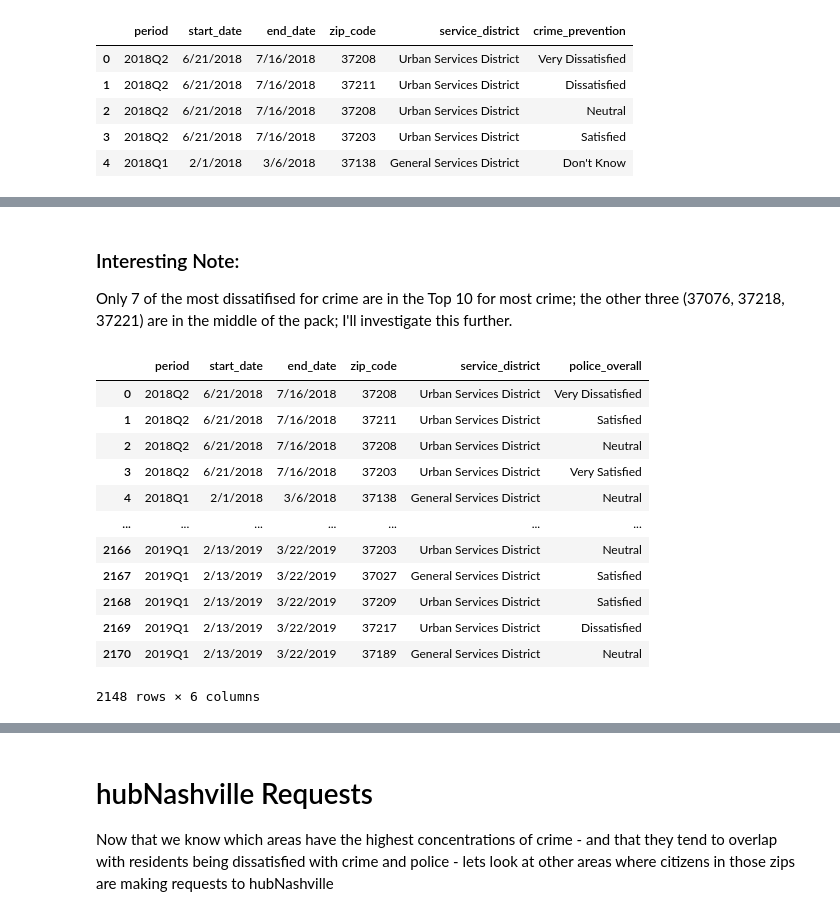
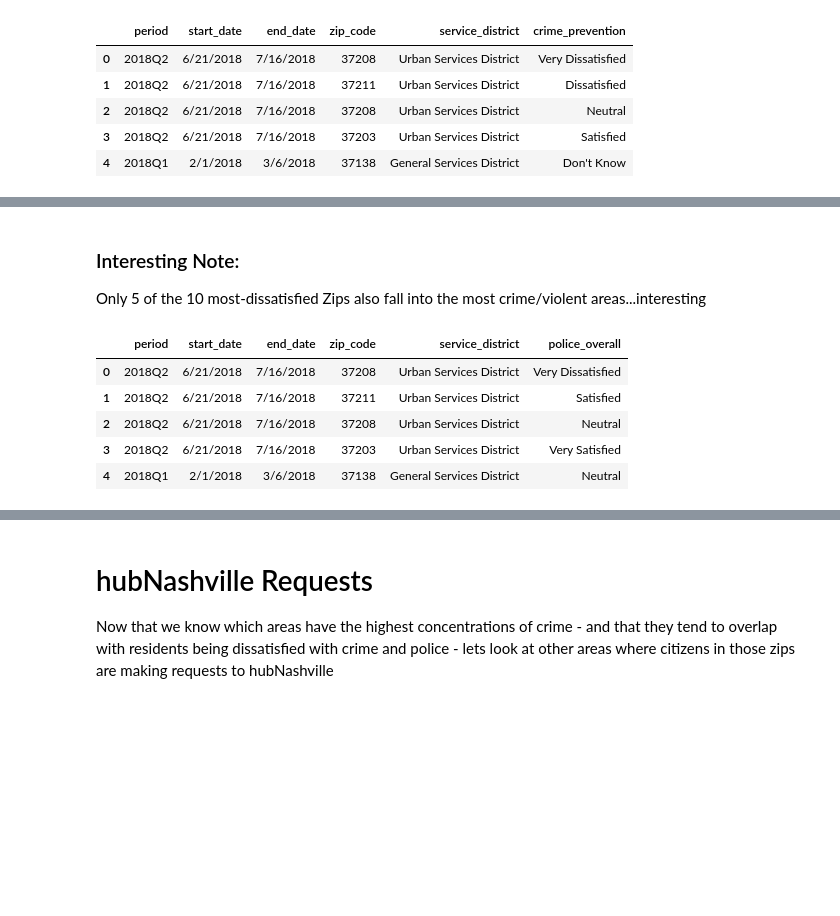
Before and after one commit to edwardbrown750/nss_da9_Capstone, a Jupyter notebook: notebook/ed_brown_da9_capstone_analysis_notebook.ipynb, the cells around one changed output, grey strips where cells are left out. Saved outputs shown, nothing was run; the diff lists cells and outputs as text; code cells hidden in the pictures; blank space fills up the shorter version.

Commit message:
Done with EDA/Narrative touchpoints; moving into visulaization and presentation.

```diff
--- a/notebook/ed_brown_da9_capstone_analysis_notebook.ipynb
+++ b/notebook/ed_brown_da9_capstone_analysis_notebook.ipynb
@@ -5,9 +5,6 @@ import matplotlib.pyplot as plt
 import seaborn as sns
 from sqlalchemy import create_engine, text
 import psycopg2
-# %%
-pd.set_option('display.max_columns', None)
-pd.set_option('display.max_rows', None)
 # %% [markdown]
 # MNPD INCIDENTS
 Starting here with some graphs/analysis on the MNPD Incidents table.
@@ -381,4 +390,4 @@ crime_dissat_df
 # %% [markdown]
 ### Interesting Note:
-Only 7 of the most dissatifised for crime are in the Top 10 for most crime; the other three (37076, 37218, 37221) are in the middle of the pack; I'll investigate this further.
+Only 5 of the 10 most-dissatisfied Zips also fall into the most crime/violent areas...interesting
 # %%
@@ -390,18 +399,11 @@ police_survey = community_survey[['period',
                                  'service_district',
                                  'police_overall']]
 # %%
-police_survey
+police_survey.head()
 # %% [output]
 |  | period | start_date | end_date | zip_code | service_district | police_overall |
 | 0 | 2018Q2 | 6/21/2018 | 7/16/2018 | 37208 | Urban Services District | Very Dissatisfied |
 | 1 | 2018Q2 | 6/21/2018 | 7/16/2018 | 37211 | Urban Services District | Satisfied |
 | 2 | 2018Q2 | 6/21/2018 | 7/16/2018 | 37208 | Urban Services District | Neutral |
 | 3 | 2018Q2 | 6/21/2018 | 7/16/2018 | 37203 | Urban Services District | Very Satisfied |
 | 4 | 2018Q1 | 2/1/2018 | 3/6/2018 | 37138 | General Services District | Neutral |
-| ... | ... | ... | ... | ... | ... | ... |
-| 2166 | 2019Q1 | 2/13/2019 | 3/22/2019 | 37203 | Urban Services District | Neutral |
-| 2167 | 2019Q1 | 2/13/2019 | 3/22/2019 | 37027 | General Services District | Satisfied |
-| 2168 | 2019Q1 | 2/13/2019 | 3/22/2019 | 37209 | Urban Services District | Satisfied |
-| 2169 | 2019Q1 | 2/13/2019 | 3/22/2019 | 37217 | Urban Services District | Dissatisfied |
-| 2170 | 2019Q1 | 2/13/2019 | 3/22/2019 | 37189 | General Services District | Neutral |
-2148 rows × 6 columns
```
Also changed, not shown: parts of 172 cells of this notebook, 3 other files.
